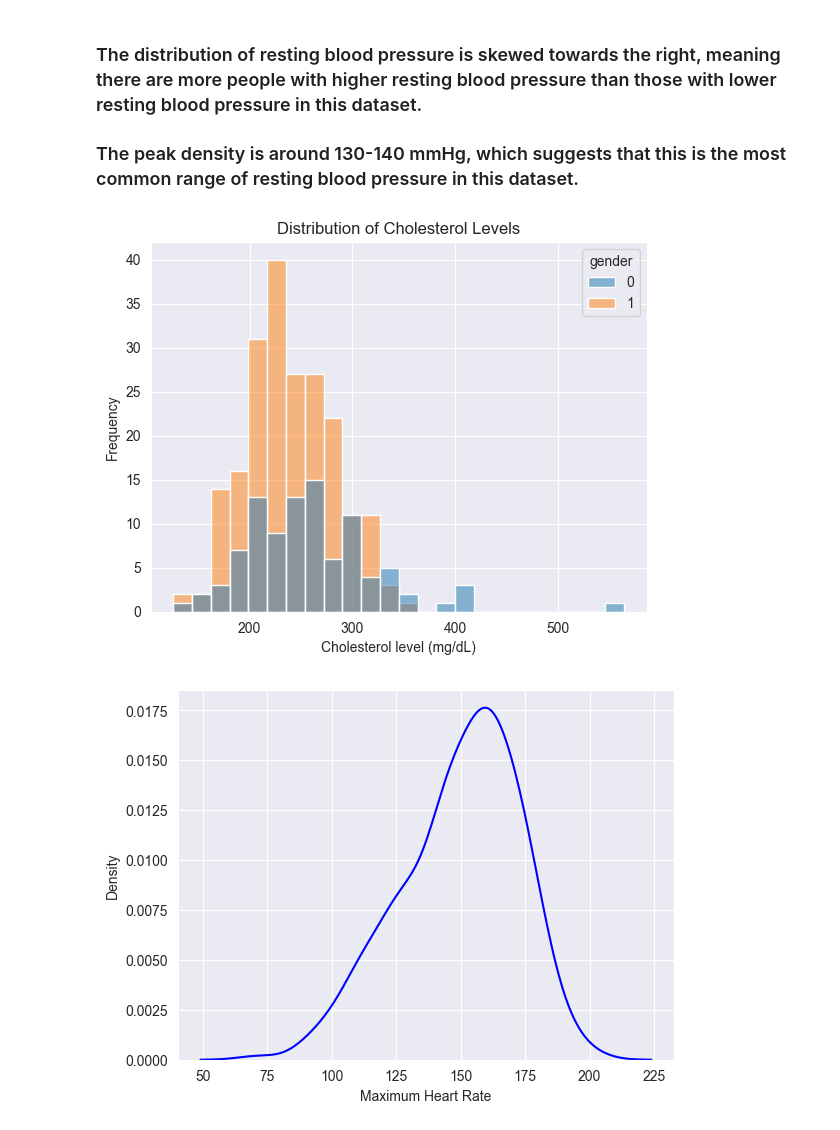
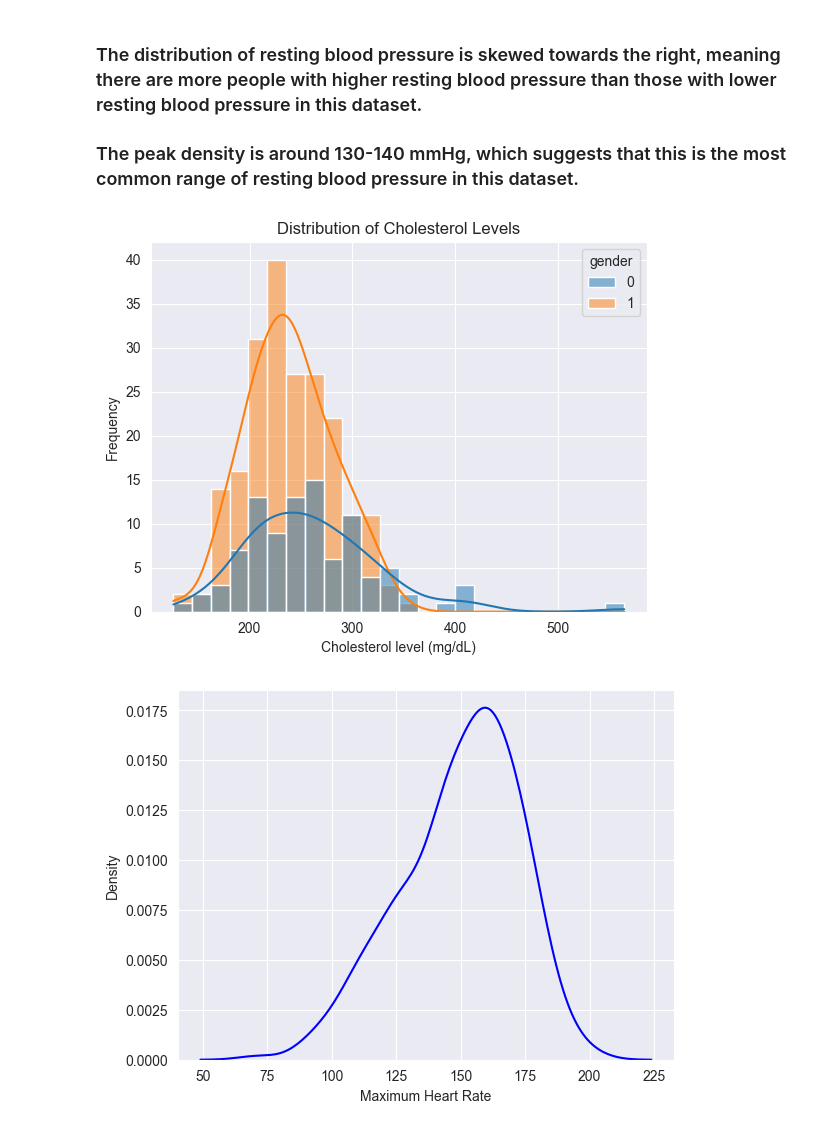
Before and after one commit to AbdurrahmanIdr/Heart_Disease_Prediction, a Jupyter notebook: eda.ipynb, the cells around one changed output. Drawn from its saved outputs; the diff is of its cells as text; code cells hidden in the pictures.

Commit message:
plottings interpreting plots2

```diff
--- a/eda.ipynb
+++ b/eda.ipynb
@@ -138,13 +138,13 @@ plt.show()
 ### The distribution of resting blood pressure is skewed towards the right, meaning there are more people with higher resting blood pressure than those with lower resting blood pressure in this dataset.
 ### The peak density is around 130-140 mmHg, which suggests that this is the most common range of resting blood pressure in this dataset.
 # %%
-sns.histplot(df, x='cholestrol', hue='gender', color='dodgerblue' )
+sns.histplot(df, x='cholestrol', hue='gender', color='dodgerblue', kde=True)
 plt.xlabel('Cholesterol level (mg/dL)')
 plt.ylabel('Frequency')
 plt.title('Distribution of Cholesterol Levels')
 plt.show()
 # %% [output]
-[figure, old version]
+[figure, new version]
 # %%
 sns.kdeplot(df['thalach'], color='blue')
 plt.xlabel('Maximum Heart Rate')
```
Also changed, not shown: 1 other file.
